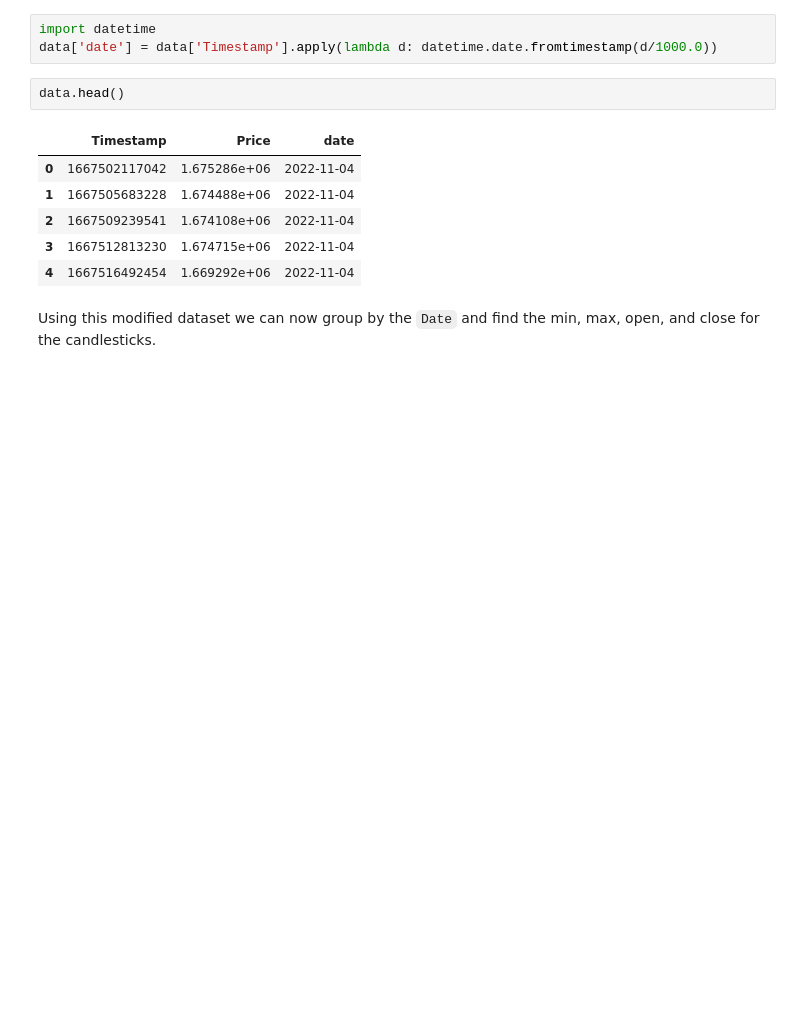
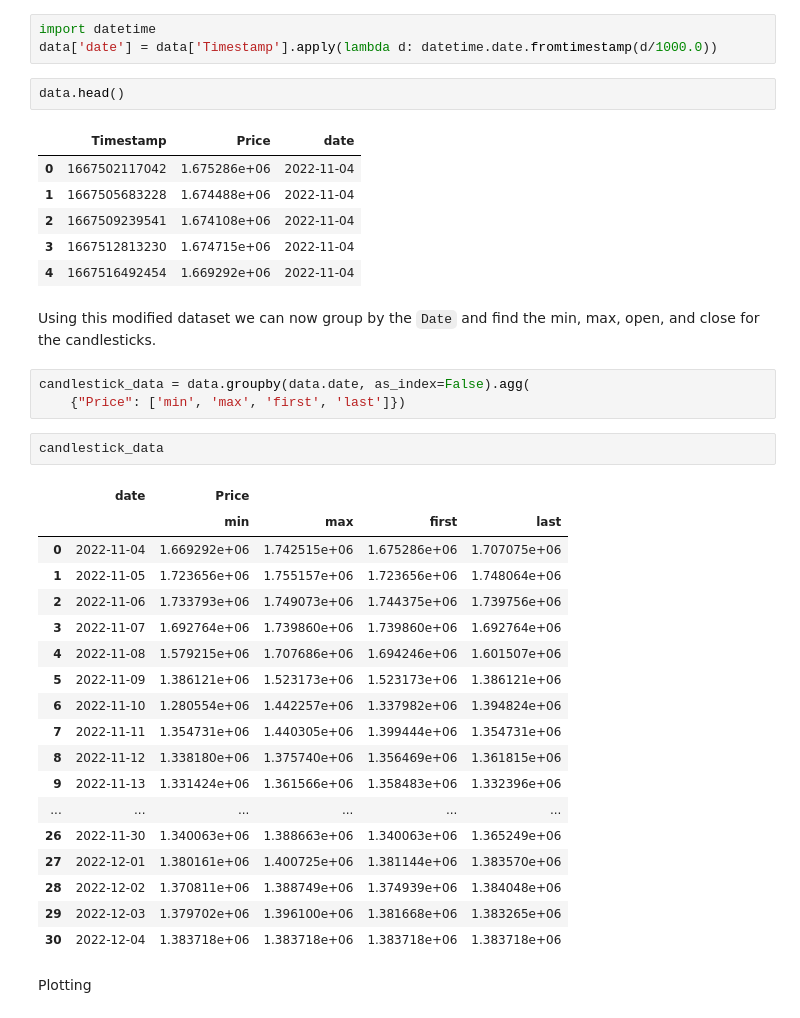
Before and after one commit to DietzscheNostoevsky/IBM_Courses, a Jupyter notebook: Data_Science/C4_Python/week5.ipynb, the cells around one changed output. Saved outputs shown, nothing was run; the diff lists cells and outputs as text; blank space fills up the shorter version.

```diff
--- a/Data_Science/C4_Python/week5.ipynb
+++ b/Data_Science/C4_Python/week5.ipynb
@@ -51,3 +51,29 @@ data.head()
 | 4 | 1667516492454 | 1.669292e+06 | 2022-11-04 |
 # %% [markdown]
 Using this modified dataset we can now group by the <code>Date</code> and find the min, max, open, and close for the candlesticks.
+# %%
+candlestick_data = data.groupby(data.date, as_index=False).agg(
+    {"Price": ['min', 'max', 'first', 'last']})
+# %%
+candlestick_data
+# %% [output]
+|  | date | Price |  |  |  |
+|  |  | min | max | first | last |
+| 0 | 2022-11-04 | 1.669292e+06 | 1.742515e+06 | 1.675286e+06 | 1.707075e+06 |
+| 1 | 2022-11-05 | 1.723656e+06 | 1.755157e+06 | 1.723656e+06 | 1.748064e+06 |
+| 2 | 2022-11-06 | 1.733793e+06 | 1.749073e+06 | 1.744375e+06 | 1.739756e+06 |
+| 3 | 2022-11-07 | 1.692764e+06 | 1.739860e+06 | 1.739860e+06 | 1.692764e+06 |
+| 4 | 2022-11-08 | 1.579215e+06 | 1.707686e+06 | 1.694246e+06 | 1.601507e+06 |
+| 5 | 2022-11-09 | 1.386121e+06 | 1.523173e+06 | 1.523173e+06 | 1.386121e+06 |
+| 6 | 2022-11-10 | 1.280554e+06 | 1.442257e+06 | 1.337982e+06 | 1.394824e+06 |
+| 7 | 2022-11-11 | 1.354731e+06 | 1.440305e+06 | 1.399444e+06 | 1.354731e+06 |
+| 8 | 2022-11-12 | 1.338180e+06 | 1.375740e+06 | 1.356469e+06 | 1.361815e+06 |
+| 9 | 2022-11-13 | 1.331424e+06 | 1.361566e+06 | 1.358483e+06 | 1.332396e+06 |
+| ... | ... | ... | ... | ... | ... |
+| 26 | 2022-11-30 | 1.340063e+06 | 1.388663e+06 | 1.340063e+06 | 1.365249e+06 |
+| 27 | 2022-12-01 | 1.380161e+06 | 1.400725e+06 | 1.381144e+06 | 1.383570e+06 |
+| 28 | 2022-12-02 | 1.370811e+06 | 1.388749e+06 | 1.374939e+06 | 1.384048e+06 |
+| 29 | 2022-12-03 | 1.379702e+06 | 1.396100e+06 | 1.381668e+06 | 1.383265e+06 |
+| 30 | 2022-12-04 | 1.383718e+06 | 1.383718e+06 | 1.383718e+06 | 1.383718e+06 |
+# %% [markdown]
+Plotting
```
Also changed, not shown: parts of 1 cell of this notebook.
